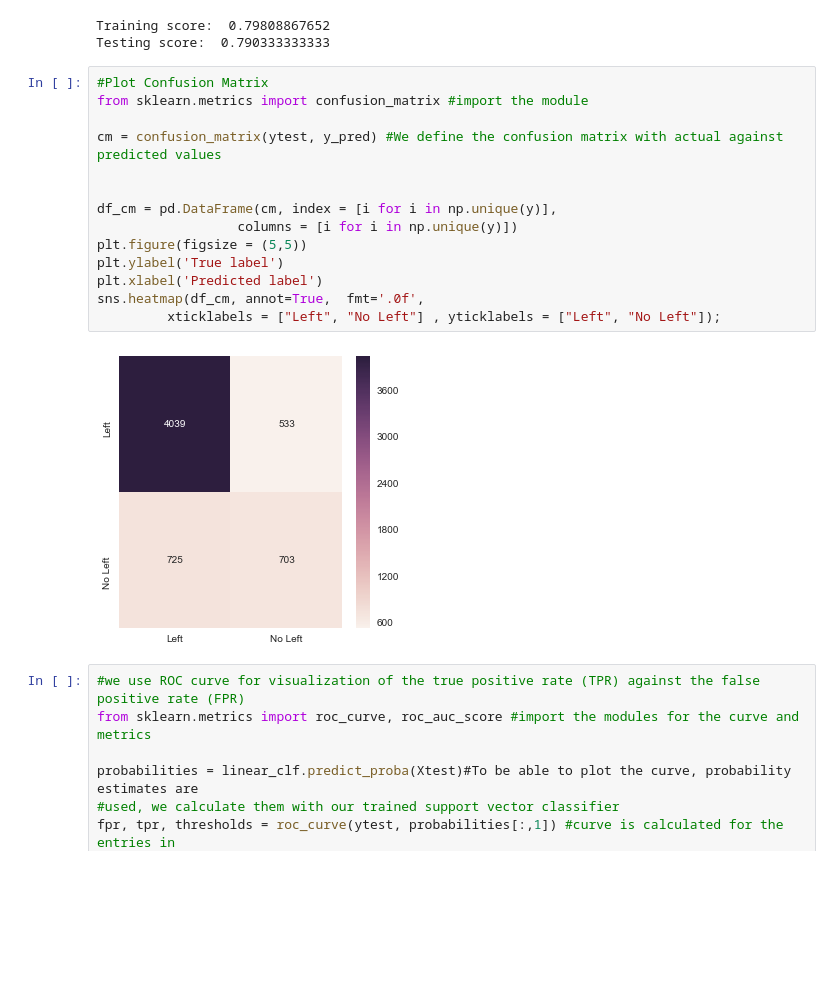
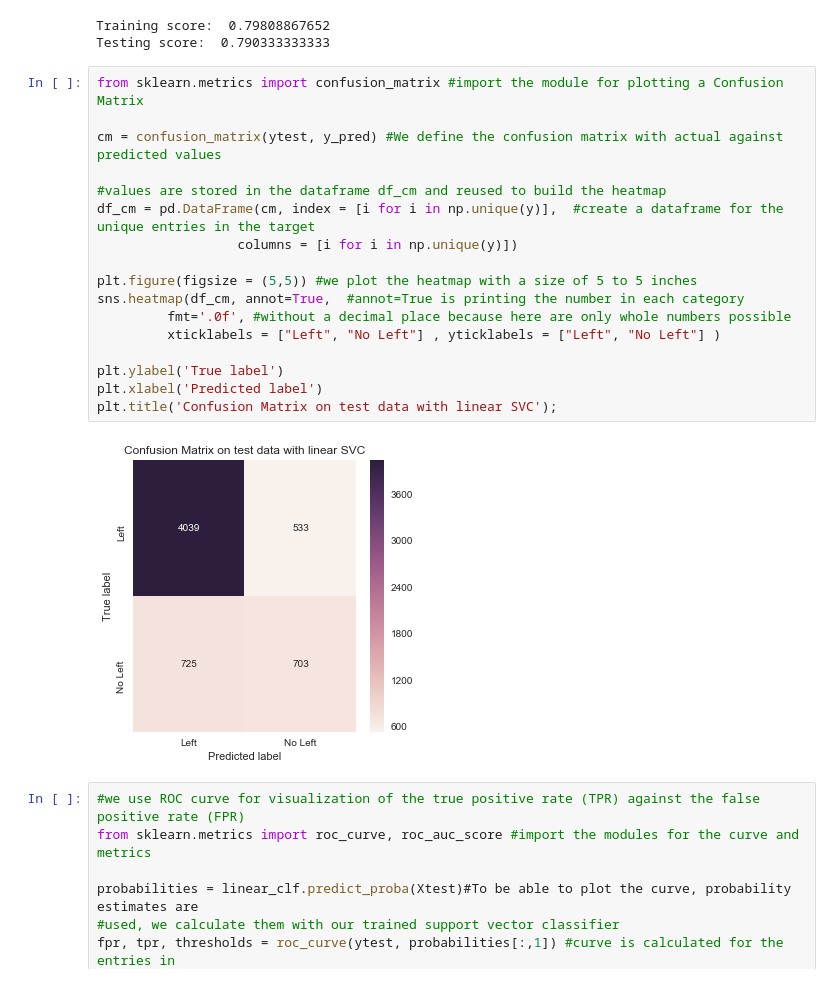
Before and after one commit to carkeller/HRAnalytics, a Jupyter notebook: HRA_SVM.ipynb, the cells around one changed output. Saved outputs shown, nothing was run; the diff lists cells and outputs as text; blank space fills up the shorter version.

```diff
--- a/HRA_SVM.ipynb
+++ b/HRA_SVM.ipynb
@@ -111,21 +111,24 @@ print("Testing score: ",svm_score_test)
 Training score:  0.79808867652
 Testing score:  0.790333333333
 # %%
-#Plot Confusion Matrix
-from sklearn.metrics import confusion_matrix #import the module
+from sklearn.metrics import confusion_matrix #import the module for plotting a Confusion Matrix
 
 cm = confusion_matrix(ytest, y_pred) #We define the confusion matrix with actual against predicted values
 
+#values are stored in the dataframe df_cm and reused to build the heatmap
+df_cm = pd.DataFrame(cm, index = [i for i in np.unique(y)],  #create a dataframe for the unique entries in the target
+                  columns = [i for i in np.unique(y)])
 
-df_cm = pd.DataFrame(cm, index = [i for i in np.unique(y)],
-                  columns = [i for i in np.unique(y)])
-plt.figure(figsize = (5,5))
+plt.figure(figsize = (5,5)) #we plot the heatmap with a size of 5 to 5 inches
+sns.heatmap(df_cm, annot=True,  #annot=True is printing the number in each category
+         fmt='.0f', #without a decimal place because here are only whole numbers possible
+         xticklabels = ["Left", "No Left"] , yticklabels = ["Left", "No Left"] )
+
 plt.ylabel('True label')
 plt.xlabel('Predicted label')
-sns.heatmap(df_cm, annot=True,  fmt='.0f',
-         xticklabels = ["Left", "No Left"] , yticklabels = ["Left", "No Left"]);
+plt.title('Confusion Matrix on test data with linear SVC');
 # %% [output]
-[figure, old version]
+[figure, new version]
 # %%
 #we use ROC curve for visualization of the true positive rate (TPR) against the false positive rate (FPR)
 from sklearn.metrics import roc_curve, roc_auc_score #import the modules for the curve and metrics
```
Also changed, not shown: parts of 3 cells of this notebook.
